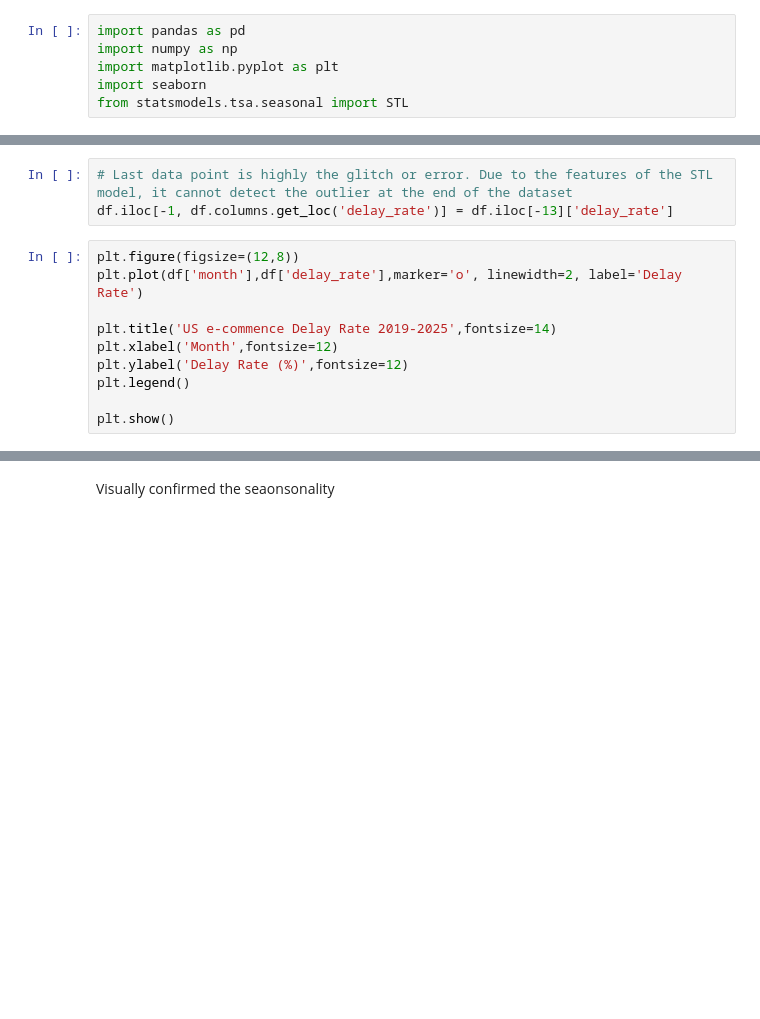
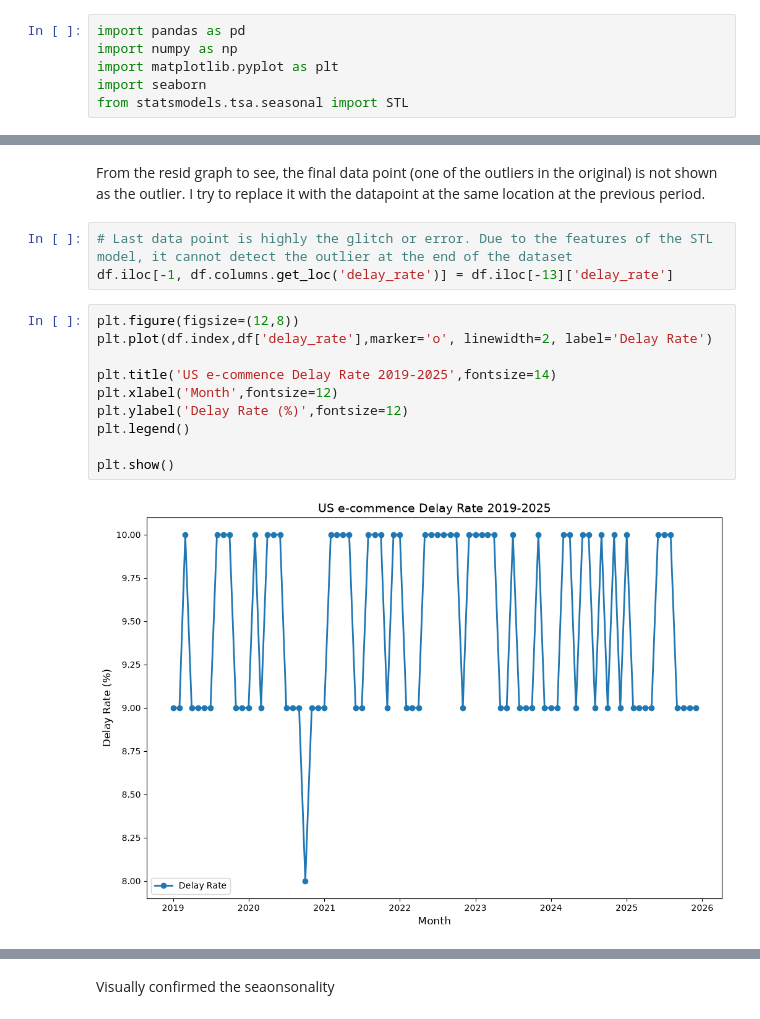
Before and after one commit to Peachalex/delivery-delay-analysis, a Jupyter notebook: python_scripts/delay_analysis_by_month.ipynb, the cells around one changed output, grey strips where cells are left out. Cells and saved outputs as stored; diff of their text form; blank space fills up the shorter version.

```diff
--- a/python_scripts/delay_analysis_by_month.ipynb
+++ b/python_scripts/delay_analysis_by_month.ipynb
@@ -80,16 +142,20 @@ plt.show()
+# %% [markdown]
+From the resid graph to see, the final data point (one of the outliers in the original) is not shown as the outlier. I try to replace it with the datapoint at the same location at the previous period.
 # %%
 # Last data point is highly the glitch or error. Due to the features of the STL model, it cannot detect the outlier at the end of the dataset
 df.iloc[-1, df.columns.get_loc('delay_rate')] = df.iloc[-13]['delay_rate']
 # %%
 plt.figure(figsize=(12,8))
-plt.plot(df['month'],df['delay_rate'],marker='o', linewidth=2, label='Delay Rate')
+plt.plot(df.index,df['delay_rate'],marker='o', linewidth=2, label='Delay Rate')
 
 plt.title('US e-commence Delay Rate 2019-2025',fontsize=14)
 plt.xlabel('Month',fontsize=12)
 plt.ylabel('Delay Rate (%)',fontsize=12)
 plt.legend()
 
 plt.show()
+# %% [output]
+[figure, added]
 # %%
 res = STL(df['delay_rate'],period=12, robust = True).fit()
 
```
Also changed, not shown: parts of 22 cells of this notebook, 4 other files.
